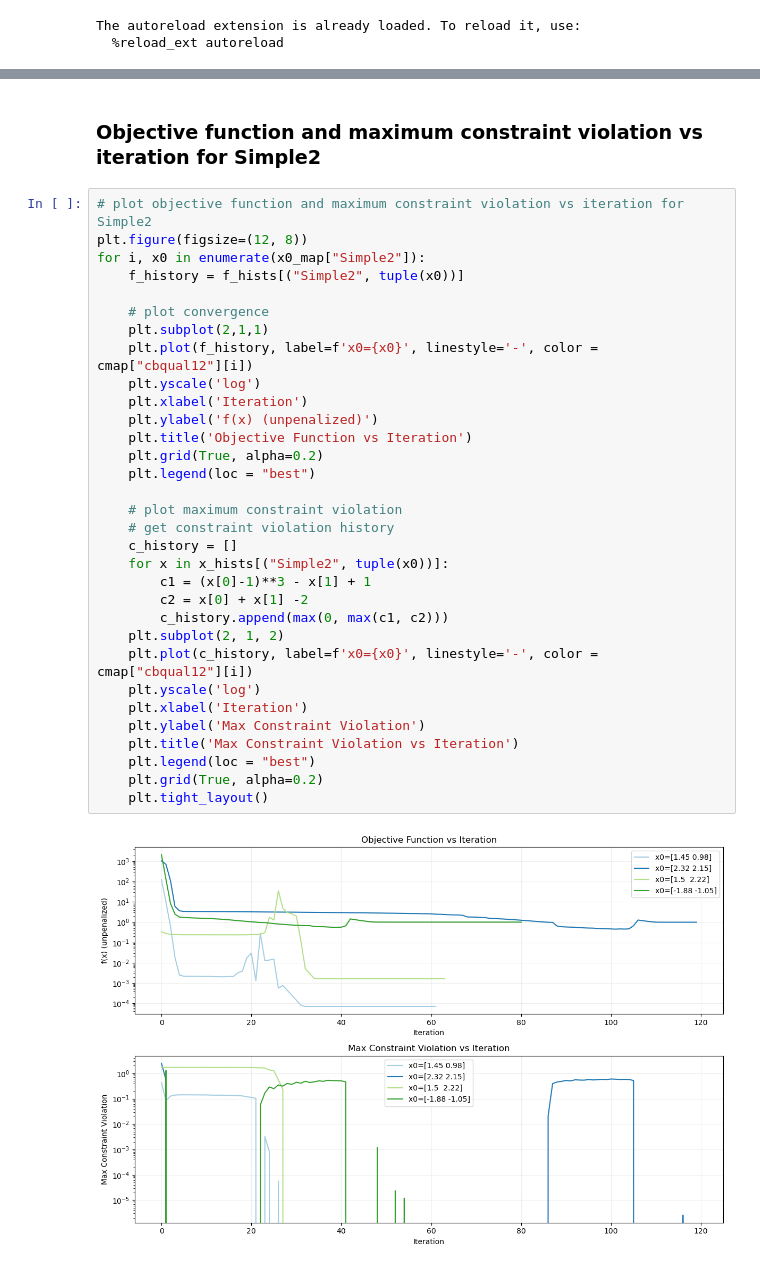
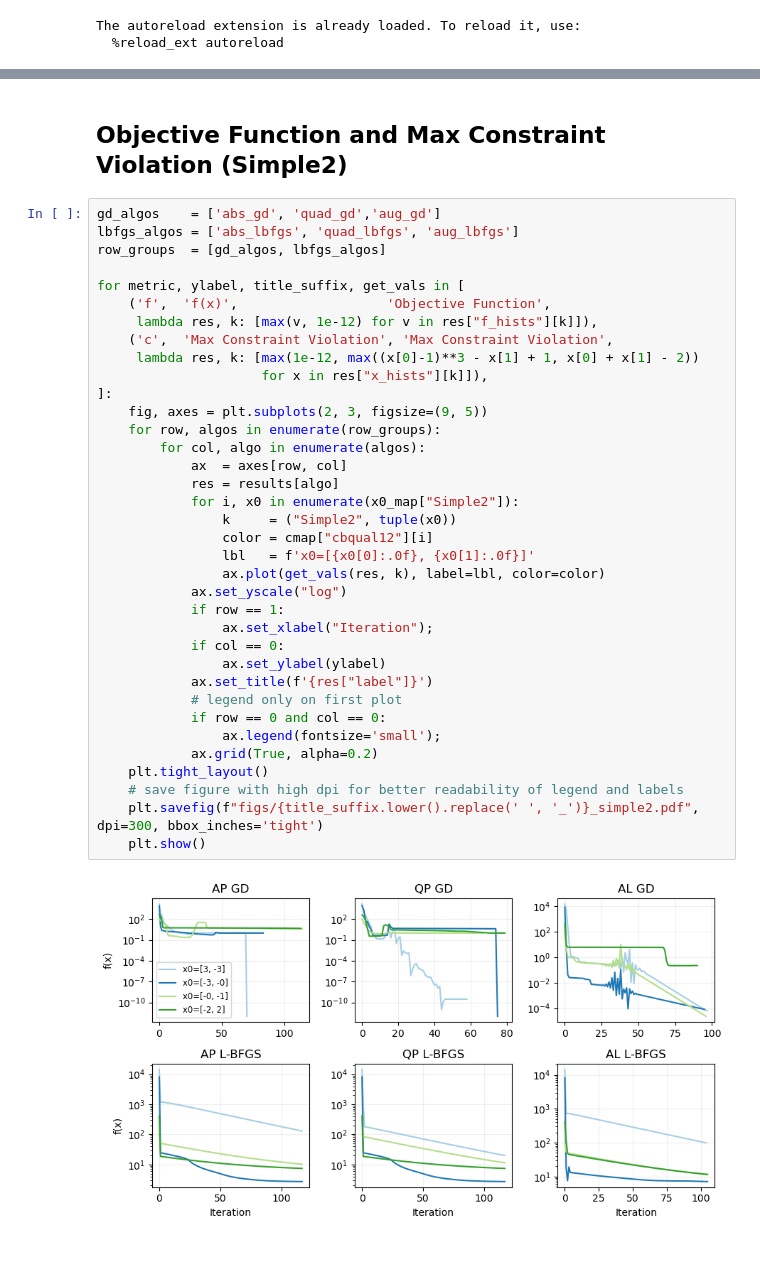
Before and after one commit to Astromatthe/AA222Project2, a Jupyter notebook: project2.ipynb, the cells around one changed output, grey strips where cells are left out. Drawn from its saved outputs; the diff is of its cells as text.

```diff
--- a/project2.ipynb
+++ b/project2.ipynb
@@ -693,36 +189,40 @@ plt.show()
-# %% [markdown]
-### Objective function and maximum constraint violation vs iteration for Simple2
-# %%
-# plot objective function and maximum constraint violation vs iteration for Simple2
-plt.figure(figsize=(12, 8))
-for i, x0 in enumerate(x0_map["Simple2"]):
-    f_history = f_hists[("Simple2", tuple(x0))]
-
-    # plot convergence
-    plt.subplot(2,1,1)
-    plt.plot(f_history, label=f'x0={x0}', linestyle='-', color = cmap["cbqual12"][i])
-    plt.yscale('log')
-    plt.xlabel('Iteration')
-    plt.ylabel('f(x) (unpenalized)')
-    plt.title('Objective Function vs Iteration')
-    plt.grid(True, alpha=0.2)
-    plt.legend(loc = "best")
-
-    # plot maximum constraint violation
-    # get constraint violation history
-    c_history = []
-    for x in x_hists[("Simple2", tuple(x0))]:
-        c1 = (x[0]-1)**3 - x[1] + 1
-        c2 = x[0] + x[1] -2
-        c_history.append(max(0, max(c1, c2)))
-    plt.subplot(2, 1, 2)
-    plt.plot(c_history, label=f'x0={x0}', linestyle='-', color = cmap["cbqual12"][i])
-    plt.yscale('log')
-    plt.xlabel('Iteration')
-    plt.ylabel('Max Constraint Violation')
-    plt.title('Max Constraint Violation vs Iteration')
-    plt.legend(loc = "best")
-    plt.grid(True, alpha=0.2)
-    plt.tight_layout()
-# %% [output]
-[figure, removed]
+# %% [markdown]
+## Objective Function and Max Constraint Violation (Simple2)
+# %%
+gd_algos    = ['abs_gd', 'quad_gd','aug_gd']
+lbfgs_algos = ['abs_lbfgs', 'quad_lbfgs', 'aug_lbfgs']
+row_groups  = [gd_algos, lbfgs_algos]
+
+for metric, ylabel, title_suffix, get_vals in [
+    ('f',  'f(x)',                   'Objective Function',
+     lambda res, k: [max(v, 1e-12) for v in res["f_hists"][k]]),
+    ('c',  'Max Constraint Violation', 'Max Constraint Violation',
+     lambda res, k: [max(1e-12, max((x[0]-1)**3 - x[1] + 1, x[0] + x[1] - 2))
+                     for x in res["x_hists"][k]]),
+]:
+    fig, axes = plt.subplots(2, 3, figsize=(9, 5))
+    for row, algos in enumerate(row_groups):
+        for col, algo in enumerate(algos):
+            ax  = axes[row, col]
+            res = results[algo]
+            for i, x0 in enumerate(x0_map["Simple2"]):
+                k     = ("Simple2", tuple(x0))
+                color = cmap["cbqual12"][i]
+                lbl   = f'x0=[{x0[0]:.0f}, {x0[1]:.0f}]'
+                ax.plot(get_vals(res, k), label=lbl, color=color)
+            ax.set_yscale("log")
+            if row == 1:
+                ax.set_xlabel("Iteration");
+            if col == 0:
+                ax.set_ylabel(ylabel)
+            ax.set_title(f'{res["label"]}')
+            # legend only on first plot
+            if row == 0 and col == 0:
+                ax.legend(fontsize='small');
+            ax.grid(True, alpha=0.2)
+    plt.tight_layout()
+    # save figure with high dpi for better readability of legend and labels
+    plt.savefig(f"figs/{title_suffix.lower().replace(' ', '_')}_simple2.pdf", dpi=300, bbox_inches='tight')
+    plt.show()
+# %% [output]
+[figure, added]
```
Also changed, not shown: parts of 36 cells of this notebook, 5 other files.
